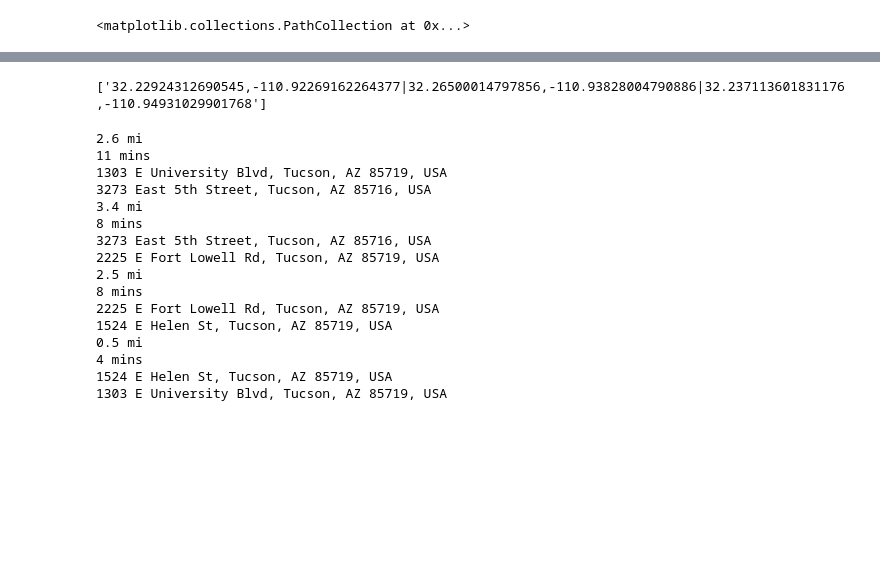
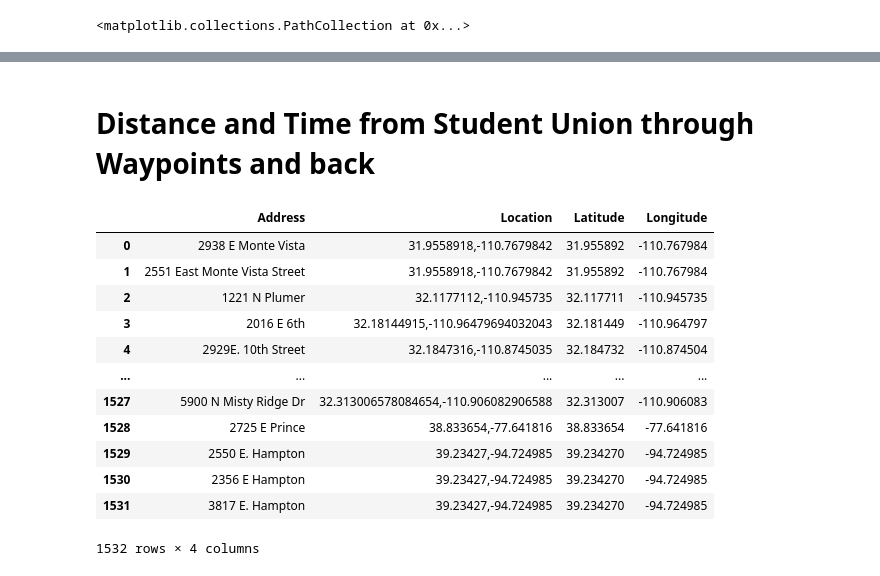
Before and after one commit to tazeenm/MIS587-Business-Intelligence-Project, a Jupyter notebook: BIProject.ipynb, the cells around one changed output, grey strips where cells are left out. Saved outputs shown, nothing was run; the diff lists cells and outputs as text; code cells hidden in the pictures; blank space fills up the shorter version.

Commit message:
Distane/Time code

```diff
--- a/BIProject.ipynb
+++ b/BIProject.ipynb
@@ -232,6 +214,0 @@ str1
-# %%
-waypoints_dir = str1.replace('|-', ',-')
-way = waypoints_dir.split()
-way
-# %% [output]
-['32.22924312690545,-110.92269162264377|32.26500014797856,-110.93828004790886|32.237113601831176,-110.94931029901768']
@@ -240,0 +215,2 @@ destination_dir = '32.232571,-110.951927'
+# %% [markdown]
+# Distance and Time from Student Union through Waypoints and back
@@ -247,24 +237,28 @@ for x in way:
                                   mode='driving',optimize_waypoints=True,departure_time = now)
 # %%
 for i in range(0, 4):
-    print(directions[0]['legs'][i]['distance']['text'])
-    print(directions[0]['legs'][i]['duration']['text'])
-    print(directions[0]['legs'][i]['start_address'])
-    print(directions[0]['legs'][i]['end_address'])
+    directions[0]['legs'][i]['distance']['text']
+    directions[0]['legs'][i]['duration']['text']
+    directions[0]['legs'][i]['start_address']
+    directions[0]['legs'][i]['end_address']
+
+df = pd.DataFrame({'Address': emp_data['Street'],
+                  'Location': emp_data['Lat/Long'],
+                   'Latitude': emp_data['Latitude'],
+                   'Longitude': emp_data['Longitude']
+                  })
+df
 # %% [output]
+|  | Address | Location | Latitude | Longitude |
+| 0 | 2938 E Monte Vista | 31.9558918,-110.7679842 | 31.955892 | -110.767984 |
+| 1 | 2551 East Monte Vista Street | 31.9558918,-110.7679842 | 31.955892 | -110.767984 |
+| 2 | 1221 N Plumer | 32.1177112,-110.945735 | 32.117711 | -110.945735 |
+| 3 | 2016 E 6th | 32.18144915,-110.96479694032043 | 32.181449 | -110.964797 |
+| 4 | 2929E. 10th Street | 32.1847316,-110.8745035 | 32.184732 | -110.874504 |
+| ... | ... | ... | ... | ... |
+| 1527 | 5900 N Misty Ridge Dr | 32.313006578084654,-110.906082906588 | 32.313007 | -110.906083 |
+| 1528 | 2725 E Prince | 38.833654,-77.641816 | 38.833654 | -77.641816 |
+| 1529 | 2550 E. Hampton | 39.23427,-94.724985 | 39.234270 | -94.724985 |
+| 1530 | 2356 E Hampton | 39.23427,-94.724985 | 39.234270 | -94.724985 |
+| 1531 | 3817 E. Hampton | 39.23427,-94.724985 | 39.234270 | -94.724985 |
-2.6 mi
-11 mins
-1303 E University Blvd, Tucson, AZ 85719, USA
-3273 East 5th Street, Tucson, AZ 85716, USA
-3.4 mi
-8 mins
-3273 East 5th Street, Tucson, AZ 85716, USA
-2225 E Fort Lowell Rd, Tucson, AZ 85719, USA
-2.5 mi
-8 mins
-2225 E Fort Lowell Rd, Tucson, AZ 85719, USA
-1524 E Helen St, Tucson, AZ 85719, USA
-0.5 mi
-4 mins
-1524 E Helen St, Tucson, AZ 85719, USA
-1303 E University Blvd, Tucson, AZ 85719, USA
+1532 rows × 4 columns
```
Also changed, not shown: parts of 30 cells of this notebook.
